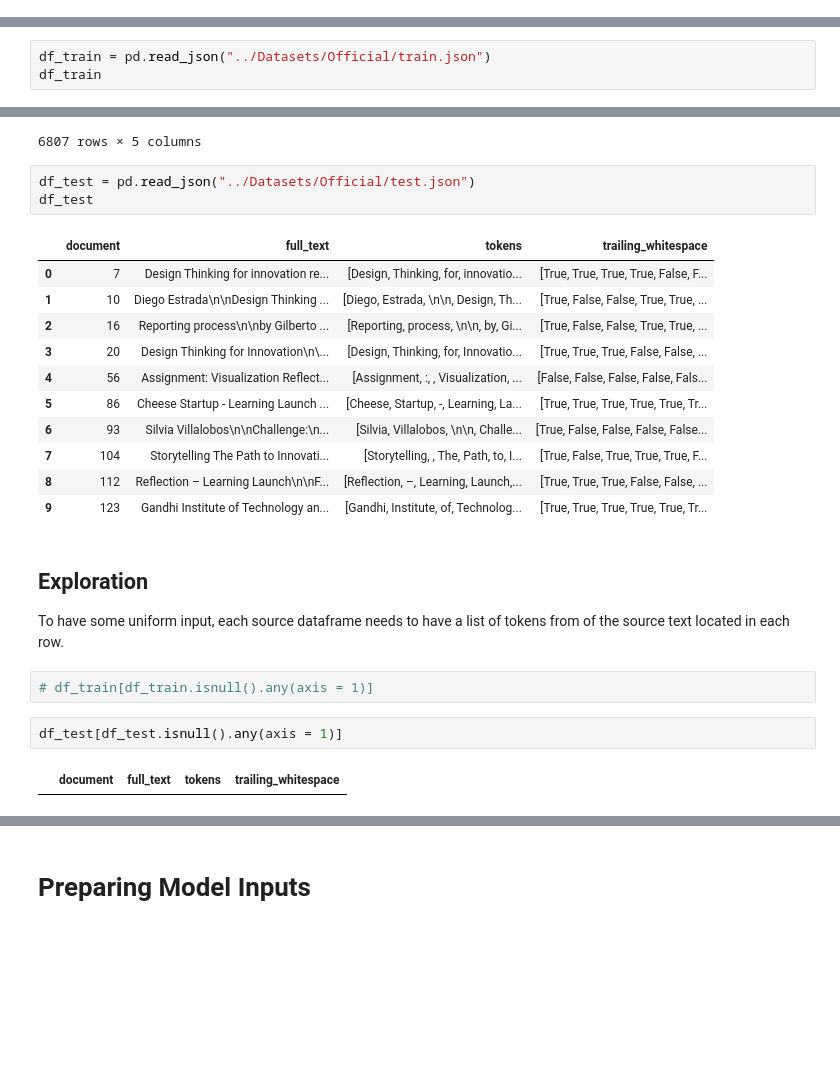
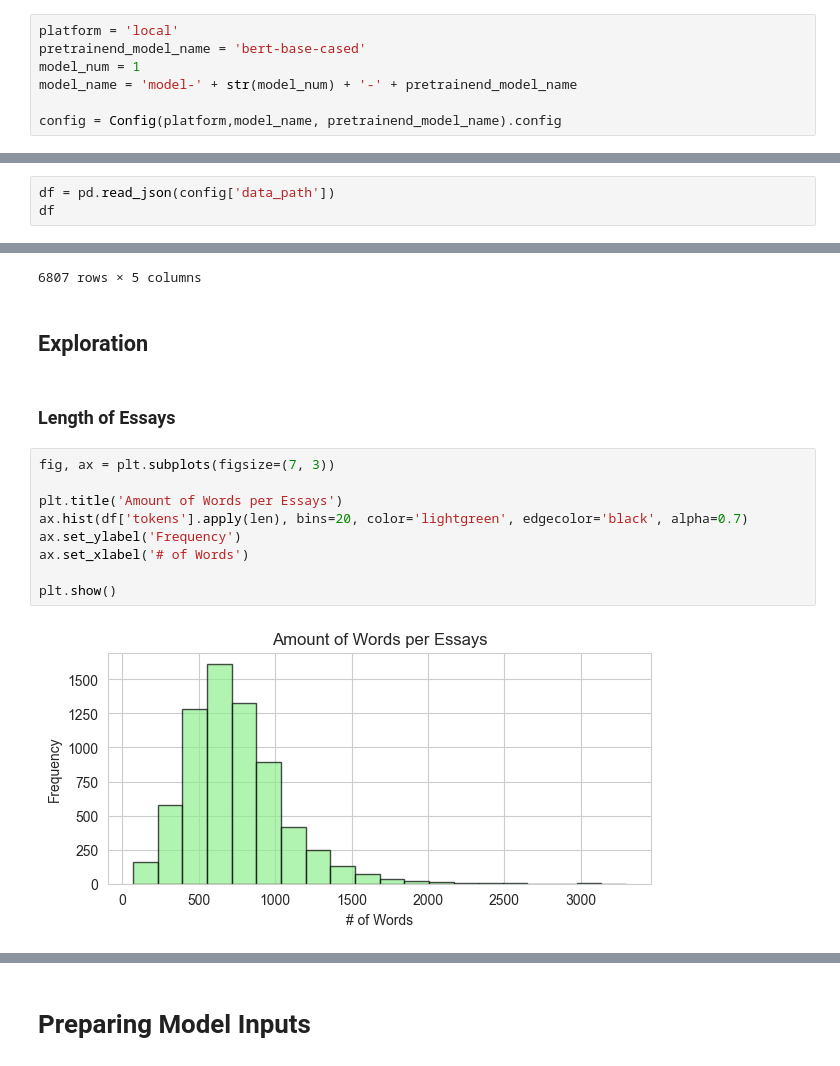
Before and after one commit to GGC-DSA/Kaggle-2024, a Jupyter notebook: notebooks-Spr2024/KAG_Notebook.ipynb, the cells around one changed output, grey strips where cells are left out. Saved outputs shown, nothing was run; the diff lists cells and outputs as text; blank space fills up the shorter version.

```diff
--- a/notebooks-Spr2024/KAG_Notebook.ipynb
+++ b/notebooks-Spr2024/KAG_Notebook.ipynb
@@ -75,0 +145,7 @@ warnings.filterwarnings('ignore')
+# %%
+platform = 'local'
+pretrainend_model_name = 'bert-base-cased'
+model_num = 1
+model_name = 'model-' + str(model_num) + '-' + pretrainend_model_name
+
+config = Config(platform,model_name, pretrainend_model_name).config
@@ -84,6 +161,6 @@ Only load into notebook after pulling from git LFS (see above)
 # %%
-df_train = pd.read_json("../Datasets/Official/train.json")
-df_train
+df = pd.read_json(config['data_path'])
+df
 # %% [output]
 |  | document | full_text | tokens | trailing_whitespace | labels |
 | 0 | 7 | Design Thinking for innovation re... | [Design, Thinking, for, innovatio... | [True, True, True, True, False, F... | [O, O, O, O, O, O, O, O, O, B-NAM... |
@@ -98,27 +175,18 @@ df_train
 | 6805 | 22684 | Brainstorming\n\nChallenge & Sele... | [Brainstorming, \n\n, Challenge, ... | [False, False, True, True, False,... | [O, O, O, O, O, O, O, O, O, O, O,... |
 | 6806 | 22687 | Mind Mapping\n\nChallenge\n\nMy c... | [Mind, Mapping, \n\n, Challenge, ... | [True, False, False, False, False... | [O, O, O, O, O, O, O, O, O, O, O,... |
 6807 rows × 5 columns
-# %%
-df_test = pd.read_json("../Datasets/Official/test.json")
-df_test
-# %% [output]
-|  | document | full_text | tokens | trailing_whitespace |
-| 0 | 7 | Design Thinking for innovation re... | [Design, Thinking, for, innovatio... | [True, True, True, True, False, F... |
-| 1 | 10 | Diego Estrada\n\nDesign Thinking ... | [Diego, Estrada, \n\n, Design, Th... | [True, False, False, True, True, ... |
-| 2 | 16 | Reporting process\n\nby Gilberto ... | [Reporting, process, \n\n, by, Gi... | [True, False, False, True, True, ... |
-| 3 | 20 | Design Thinking for Innovation\n\... | [Design, Thinking, for, Innovatio... | [True, True, True, False, False, ... |
-| 4 | 56 | Assignment: Visualization Reflect... | [Assignment, :, , Visualization, ... | [False, False, False, False, Fals... |
-| 5 | 86 | Cheese Startup - Learning Launch ... | [Cheese, Startup, -, Learning, La... | [True, True, True, True, True, Tr... |
-| 6 | 93 | Silvia Villalobos\n\nChallenge:\n... | [Silvia, Villalobos, \n\n, Challe... | [True, False, False, False, False... |
-| 7 | 104 | Storytelling The Path to Innovati... | [Storytelling, , The, Path, to, I... | [True, False, True, True, True, F... |
-| 8 | 112 | Reflection – Learning Launch\n\nF... | [Reflection, –, Learning, Launch,... | [True, True, True, False, False, ... |
-| 9 | 123 | Gandhi Institute of Technology an... | [Gandhi, Institute, of, Technolog... | [True, True, True, True, True, Tr... |
 # %% [markdown]
 ## Exploration
-To have some uniform input, each source dataframe needs to have a list of tokens from of the source text located in each row.
-# %%
-# df_train[df_train.isnull().any(axis = 1)]
-# %%
-df_test[df_test.isnull().any(axis = 1)]
-# %% [output]
-|  | document | full_text | tokens | trailing_whitespace |
+# %% [markdown]
+### Length of Essays
+# %%
+fig, ax = plt.subplots(figsize=(7, 3))
+
+plt.title('Amount of Words per Essays')
+ax.hist(df['tokens'].apply(len), bins=20, color='lightgreen', edgecolor='black', alpha=0.7)
+ax.set_ylabel('Frequency')
+ax.set_xlabel('# of Words')
+
+plt.show()
+# %% [output]
+[figure, added]
```
Also changed, not shown: parts of 79 cells of this notebook, 4 other files.
